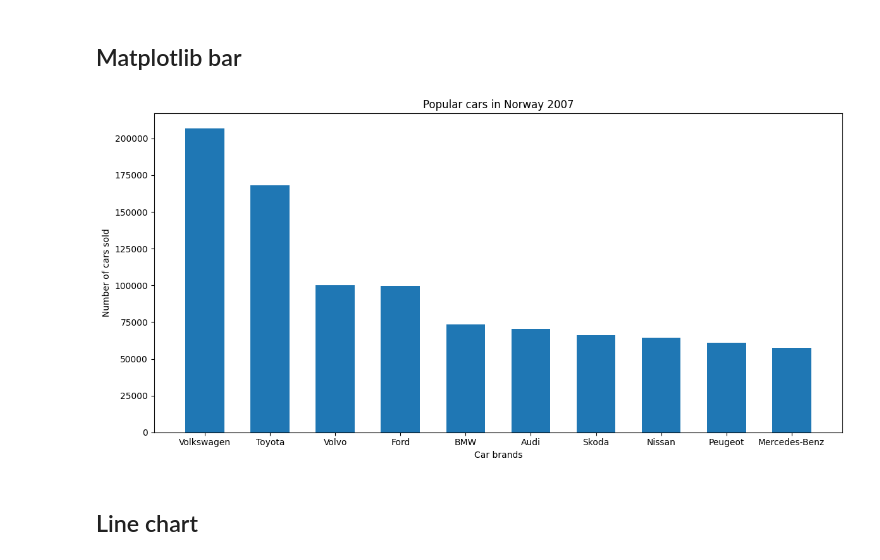
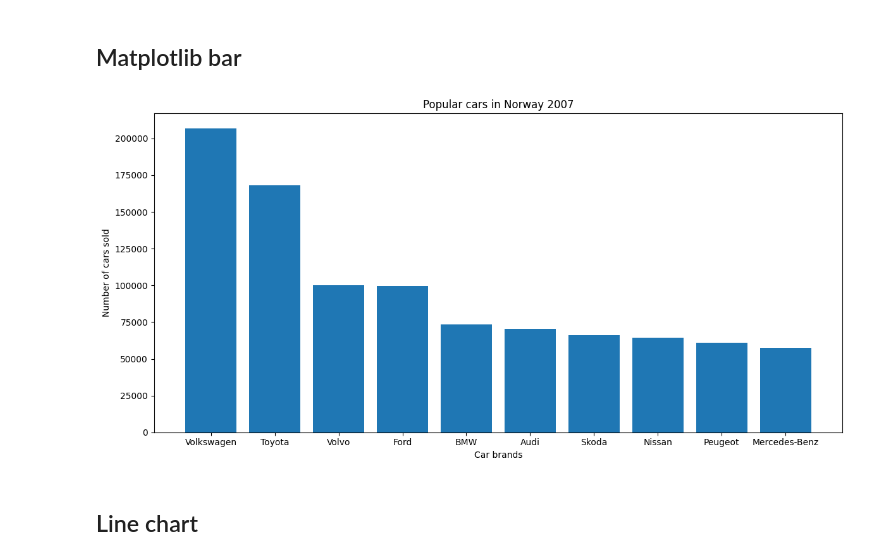
Before and after one commit to AlejandroHiroshima/Data_Visualisation_AlexH_DE24, a Jupyter notebook: code_alongs/02_matplotlib_bar_line/data/matplotlib_line_bar.ipynb, the cells around one changed output. Drawn from its saved outputs; the diff is of its cells as text; code cells hidden in the pictures.

```diff
--- a/code_alongs/02_matplotlib_bar_line/data/matplotlib_line_bar.ipynb
+++ b/code_alongs/02_matplotlib_bar_line/data/matplotlib_line_bar.ipynb
@@ -97,27 +90,27 @@ df_quantity_brand.iloc[3:6].plot(kind="bar", x="Brand", y="Quantity")
 # %%
 import matplotlib.pyplot as plt
 
 df_quantity_brand_top10 = df_quantity_brand.iloc[:10]
 
-fig, ax = plt.subplots(figsize = (12,6)) # figsize (()är inches) bestämmer storleken
+fig, ax = plt.subplots(figsize = (12,6)) # figsize ((width, height)är inches) bestämmer storleken
 
 ax.bar( # ax.bar bestäämer VAD de från df som ska visas
     x= df_quantity_brand_top10["Brand"],
     height= df_quantity_brand_top10["Quantity"],
-    width=0.6
+    width=0.8
 )
 
 ax.set( # ax.set är mer info om de olika axlarna t.ex
     title= "Popular cars in Norway 2007",
     xlabel= "Car brands",
     ylabel= "Number of cars sold")
 
 
 
 fig.tight_layout()
 fig.savefig("figures/bars_top_10_cars.png")
 # %% [output]
-[figure, old version]
+[figure, new version]
 # %% [markdown]
 ## Line chart
 # %%
```
Also changed, not shown: parts of 9 cells of this notebook, 5 other files.
